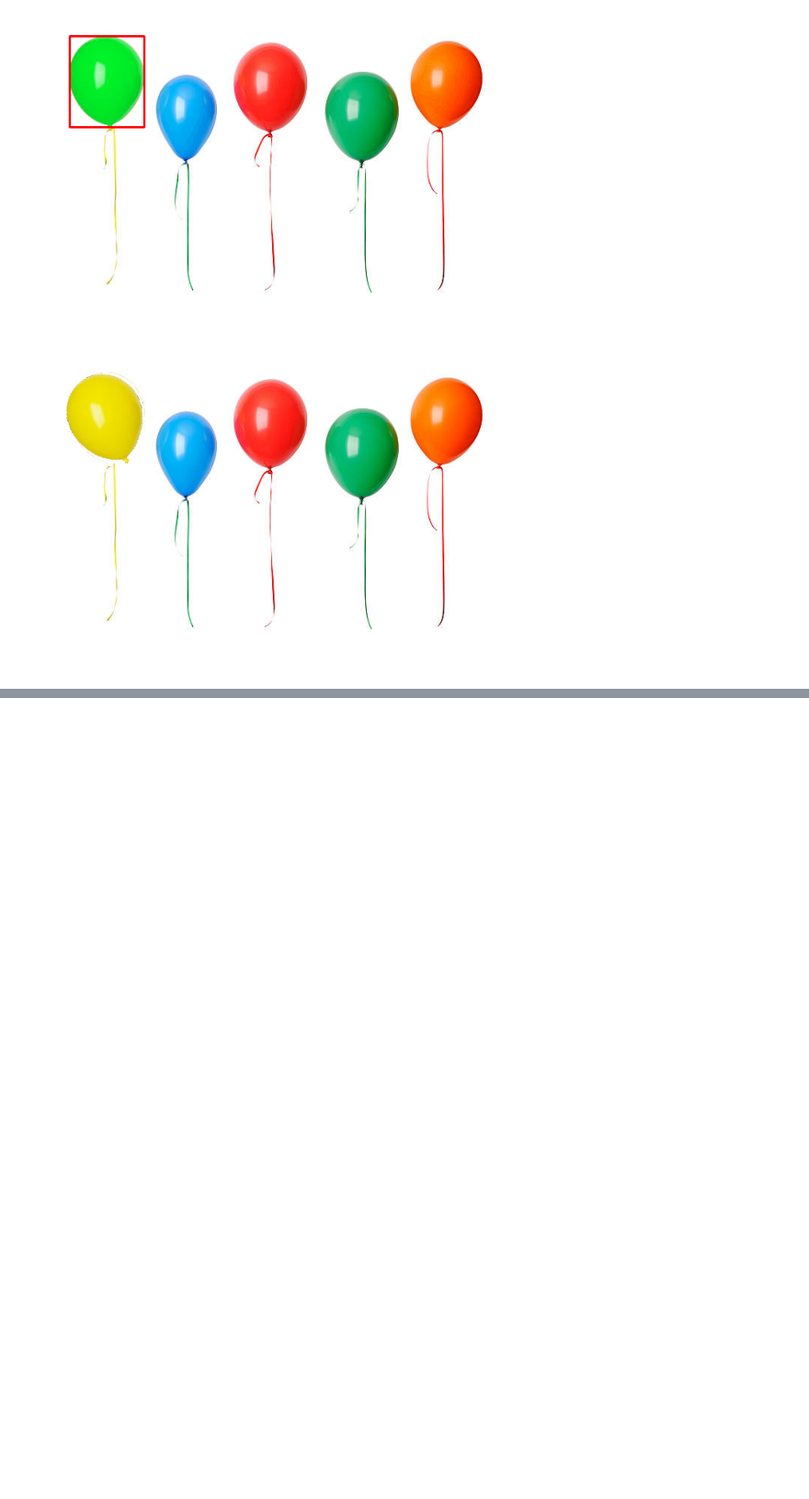
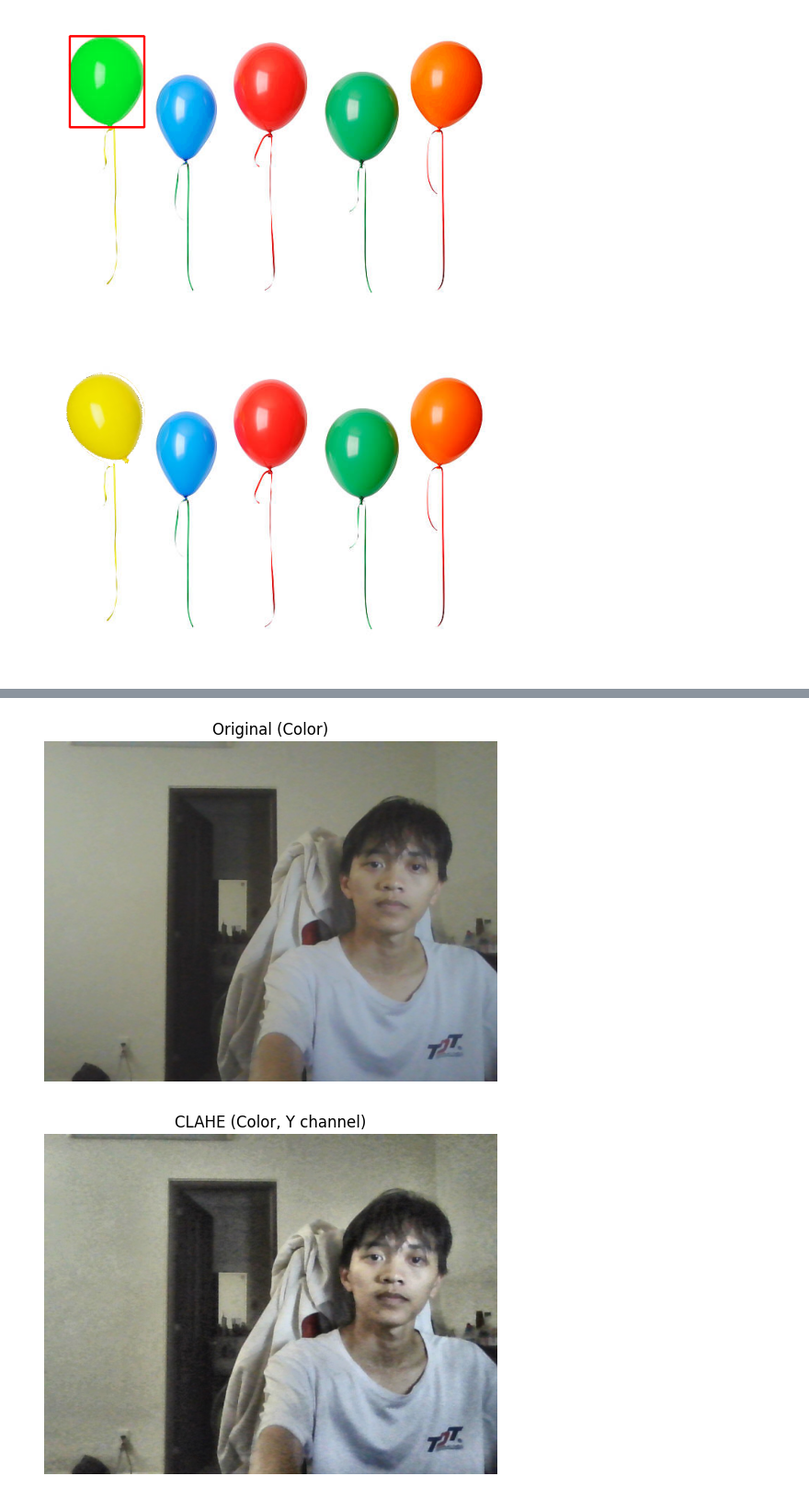
Before and after one commit to vanha2301/TDTU, a Jupyter notebook: HK1-2025-2026/Digital-Image-Processing/Practice/Lab2/52400185.ipynb, the cells around one changed output, grey strips where cells are left out. Shown at 92% size. Drawn from its saved outputs; the diff is of its cells as text; code cells hidden in the pictures; blank space fills up the shorter version.

```diff
--- a/HK1-2025-2026/Digital-Image-Processing/Practice/Lab2/52400185.ipynb
+++ b/HK1-2025-2026/Digital-Image-Processing/Practice/Lab2/52400185.ipynb
@@ -477,0 +566,45 @@ plt.imshow(cv2.cvtColor(result, cv2.COLOR_BGR2RGB)); plt.axis("off"); plt.show()
+# %%
+import cv2
+import numpy as np
+import matplotlib.pyplot as plt
+
+# ===== Load ảnh =====
+# Nếu bạn đã có biến `img` từ câu 8 thì bỏ phần dưới và dùng trực tiếp.
+img = cv2.imread("face_original.png")  # đổi tên file nếu cần
+if img is None:
+    raise FileNotFoundError("Không tìm thấy ảnh 'face_original.png'")
+
+# ===== A) CLAHE cho GRAYSCALE =====
+gray = cv2.cvtColor(img, cv2.COLOR_BGR2GRAY)
+clahe = cv2.createCLAHE(clipLimit=2.0, tileGridSize=(8,8))  # tham số có thể chỉnh
+gray_clahe = clahe.apply(gray)
+
+# ===== B) CLAHE cho MÀU (áp lên kênh Y của YCrCb) =====
+ycrcb = cv2.cvtColor(img, cv2.COLOR_BGR2YCrCb)
+y, cr, cb = cv2.split(ycrcb)
+y_eq = clahe.apply(y)
+img_clahe = cv2.cvtColor(cv2.merge([y_eq, cr, cb]), cv2.COLOR_YCrCb2BGR)
+
+# ===== Lưu kết quả =====
+cv2.imwrite("face_gray.png", gray)
+cv2.imwrite("face_gray_clahe.png", gray_clahe)
+cv2.imwrite("face_clahe_color.png", img_clahe)
+
+# ===== Hiển thị (chọn 1 trong 2 cách) =====
+# Cách 1: OpenCV GUI
+# cv2.imshow("Original (Color)", img)
+# cv2.imshow("CLAHE (Color, Y channel)", img_clahe)
+# cv2.imshow("Gray", gray)
+# cv2.imshow("Gray CLAHE", gray_clahe)
+# cv2.waitKey(0)
+# cv2.destroyAllWindows()
+
+# Cách 2: Jupyter/Colab (Matplotlib)
+plt.figure(); plt.imshow(cv2.cvtColor(img, cv2.COLOR_BGR2RGB)); plt.axis("off"); plt.title("Original (Color)")
+plt.figure(); plt.imshow(cv2.cvtColor(img_clahe, cv2.COLOR_BGR2RGB)); plt.axis("off"); plt.title("CLAHE (Color, Y channel)")
+plt.figure(); plt.imshow(gray, cmap="gray"); plt.axis("off"); plt.title("Gray")
+plt.figure(); plt.imshow(gray_clahe, cmap="gray"); plt.axis("off"); plt.title("Gray CLAHE")
+plt.show()
+# %% [output]
+[figure, added]
+[figure, added]
```
Also changed, not shown: parts of 5 cells of this notebook, 16 other files.
